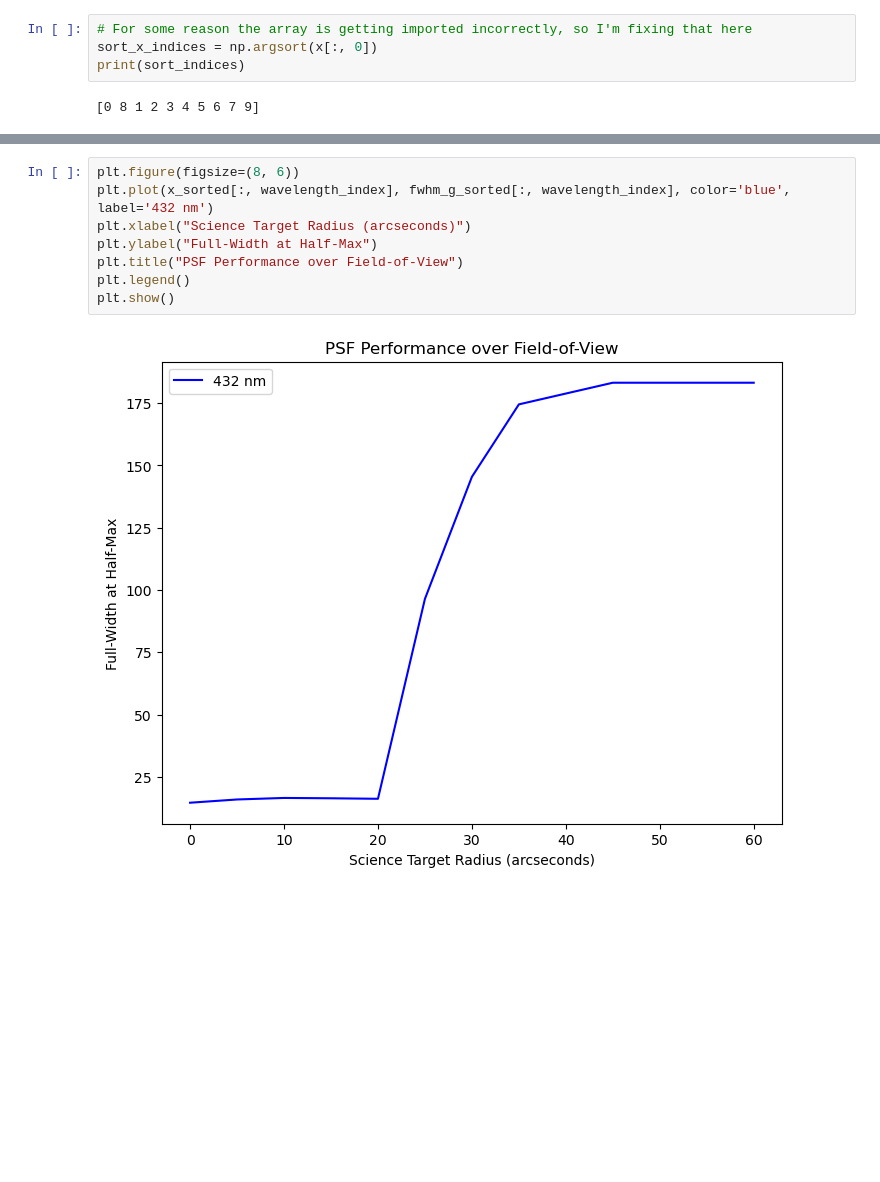
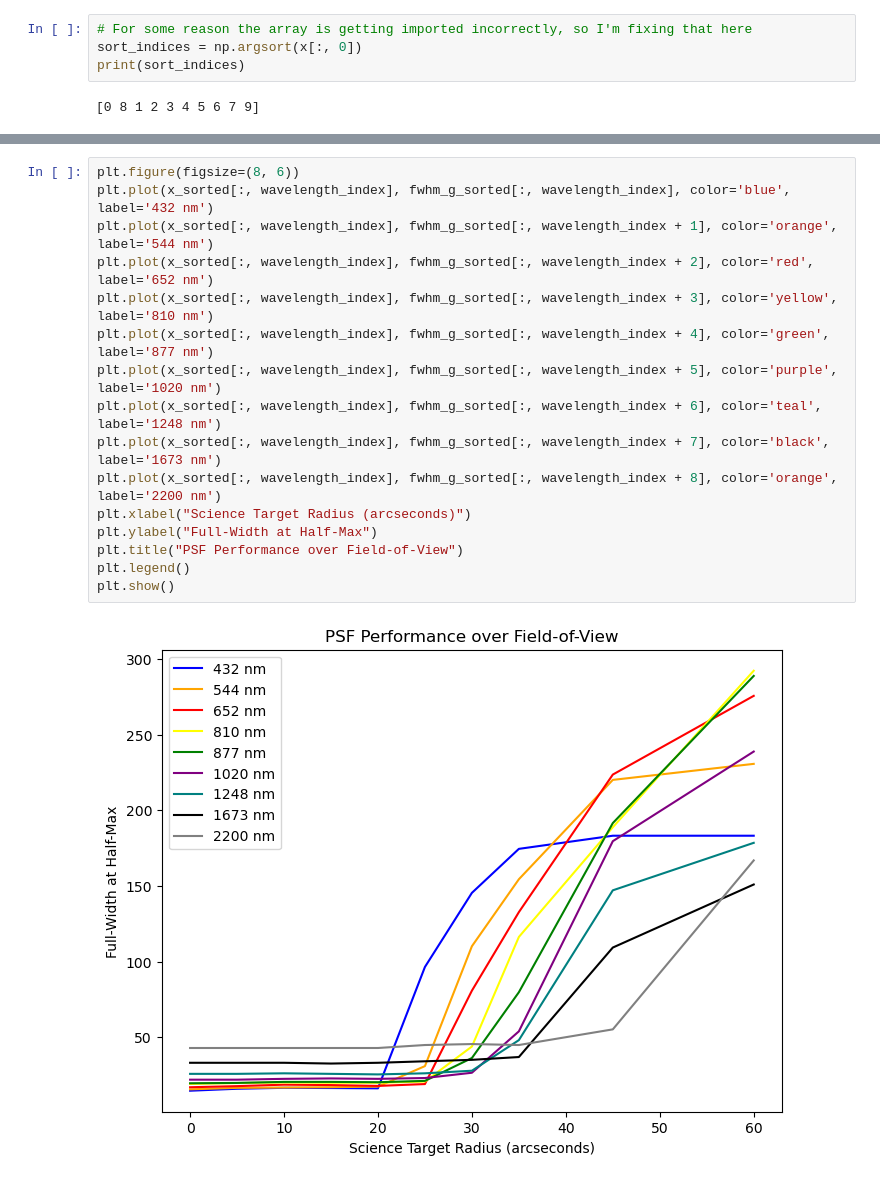
Before and after one commit to bpeck114/ulab_ao, a Jupyter notebook: plotting_many_psfs.ipynb, the cells around one changed output, grey strips where cells are left out. Cells and saved outputs as stored; diff of their text form; blank space fills up the shorter version.

Commit message:
finished 1d heat map in plotting_many_psfs "

```diff
--- a/plotting_many_psfs.ipynb
+++ b/plotting_many_psfs.ipynb
@@ -157,7 +174,7 @@ print(fwhm_g)
 I will show you how to plot one wavelength, you job is to plot ALL the wavelengths on one plot for full-width at half-maximum.
 # %%
 # For some reason the array is getting imported incorrectly, so I'm fixing that here
-sort_x_indices = np.argsort(x[:, 0])
+sort_indices = np.argsort(x[:, 0])
 print(sort_indices)
 # %% [output]
 [0 8 1 2 3 4 5 6 7 9]
@@ -189,10 +206,18 @@ print(fwhm_g_sorted)
 # %%
 plt.figure(figsize=(8, 6))
 plt.plot(x_sorted[:, wavelength_index], fwhm_g_sorted[:, wavelength_index], color='blue', label='432 nm')
+plt.plot(x_sorted[:, wavelength_index], fwhm_g_sorted[:, wavelength_index + 1], color='orange', label='544 nm')
+plt.plot(x_sorted[:, wavelength_index], fwhm_g_sorted[:, wavelength_index + 2], color='red', label='652 nm')
+plt.plot(x_sorted[:, wavelength_index], fwhm_g_sorted[:, wavelength_index + 3], color='yellow', label='810 nm')
+plt.plot(x_sorted[:, wavelength_index], fwhm_g_sorted[:, wavelength_index + 4], color='green', label='877 nm')
+plt.plot(x_sorted[:, wavelength_index], fwhm_g_sorted[:, wavelength_index + 5], color='purple', label='1020 nm')
+plt.plot(x_sorted[:, wavelength_index], fwhm_g_sorted[:, wavelength_index + 6], color='teal', label='1248 nm')
+plt.plot(x_sorted[:, wavelength_index], fwhm_g_sorted[:, wavelength_index + 7], color='black', label='1673 nm')
+plt.plot(x_sorted[:, wavelength_index], fwhm_g_sorted[:, wavelength_index + 8], color='orange', label='2200 nm')
 plt.xlabel("Science Target Radius (arcseconds)")
 plt.ylabel("Full-Width at Half-Max")
 plt.title("PSF Performance over Field-of-View")
 plt.legend()
 plt.show()
 # %% [output]
-[figure, old version]
+[figure, new version]
```
Also changed, not shown: parts of 7 cells of this notebook.
